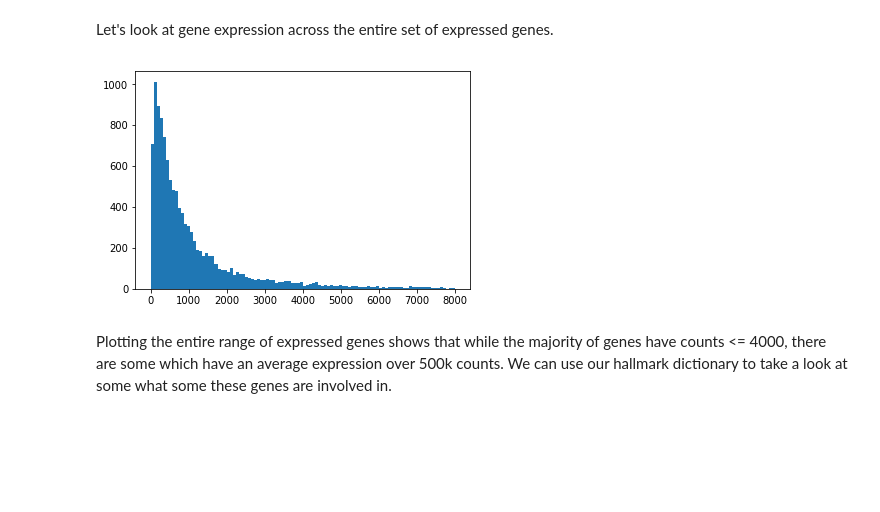
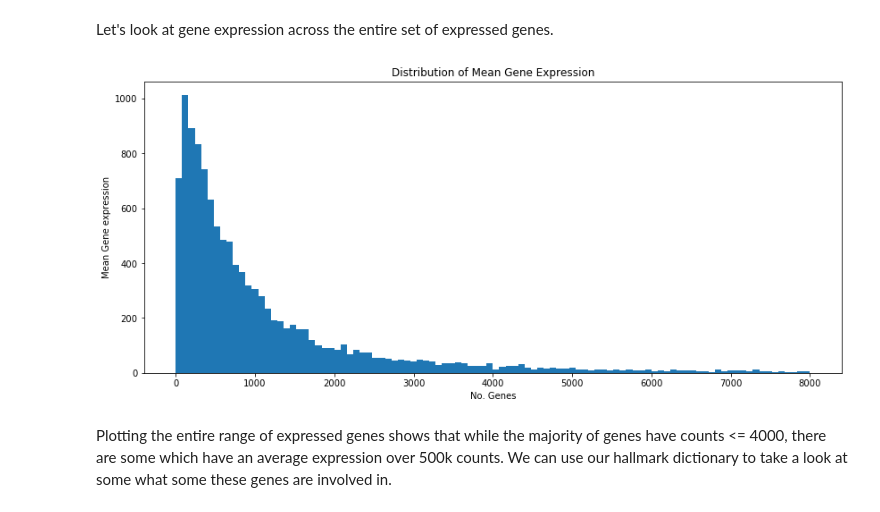
Before and after one commit to sohilsshah91/hacknights, a Jupyter notebook: tcga-series/post/post1_mwe_introduction.ipynb, the cells around one changed output. Cells and saved outputs as stored; diff of their text form; code cells hidden in the pictures; blank space fills up the shorter version.

```diff
--- a/tcga-series/post/post1_mwe_introduction.ipynb
+++ b/tcga-series/post/post1_mwe_introduction.ipynb
@@ -243,9 +234,13 @@ for row in range(rows):
 # %% [markdown]
 Let's look at gene expression across the entire set of expressed genes.
 # %%
-plt.hist(exprs_genes.mean(axis=0), range=(0, 8000), bins=100);
+plt.figure(figsize=(14,6))
+plt.hist(exprs_genes.mean(axis=0), range=(0, 8000), bins=100)
+plt.title('Distribution of Mean Gene Expression')
+plt.xlabel('No. Genes')
+plt.ylabel('Mean Gene expression');
 # %% [output]
-[figure, old version]
+[figure, new version]
 # %% [markdown]
 Plotting the entire range of expressed genes shows that while the majority of genes have counts <= 4000, there are some which have an average expression over 500k counts. We can use our hallmark dictionary to take a look at some what some these genes are involved in.
 # %%
```
Also changed, not shown: parts of 6 cells of this notebook.
